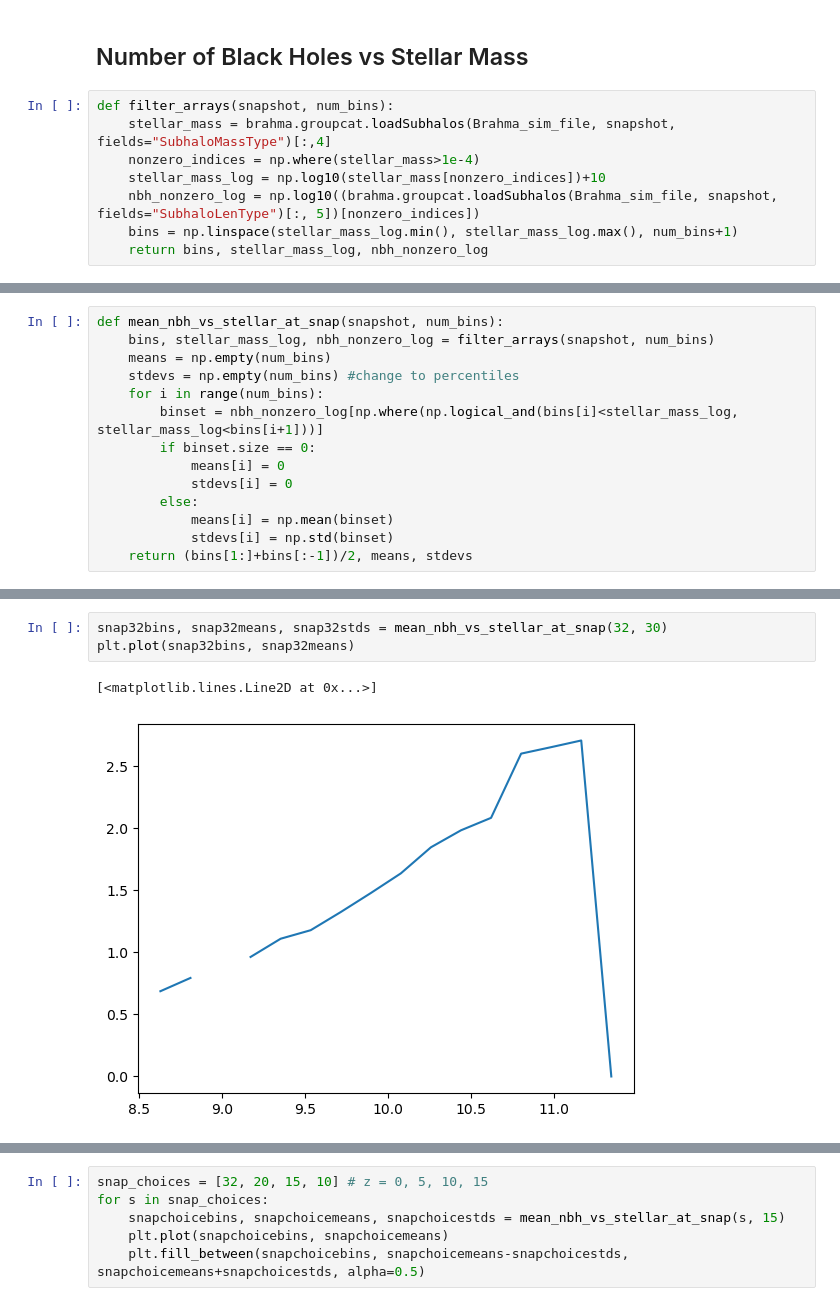
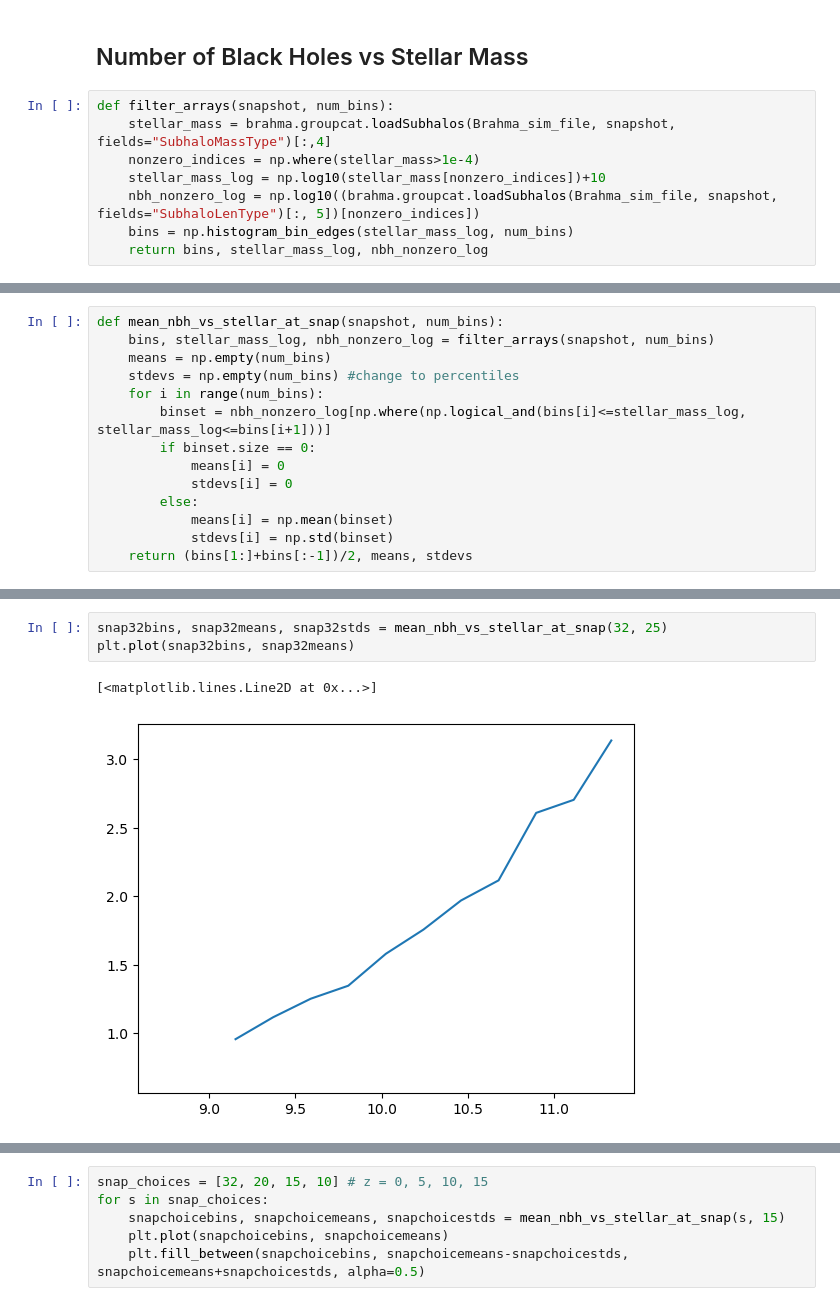
Before and after one commit to pranav-satheesh/wandering_bhs, a Jupyter notebook: Notebooks/Getting_started.ipynb, the cells around one changed output, grey strips where cells are left out. Cells and saved outputs as stored; diff of their text form.

```diff
--- a/Notebooks/Getting_started.ipynb
+++ b/Notebooks/Getting_started.ipynb
@@ -233,5 +234,5 @@ def filter_arrays(snapshot, num_bins):
     nonzero_indices = np.where(stellar_mass>1e-4)
     stellar_mass_log = np.log10(stellar_mass[nonzero_indices])+10
     nbh_nonzero_log = np.log10((brahma.groupcat.loadSubhalos(Brahma_sim_file, snapshot, fields="SubhaloLenType")[:, 5])[nonzero_indices])
-    bins = np.linspace(stellar_mass_log.min(), stellar_mass_log.max(), num_bins+1)
+    bins = np.histogram_bin_edges(stellar_mass_log, num_bins)
     return bins, stellar_mass_log, nbh_nonzero_log
@@ -258,7 +279,7 @@ def mean_nbh_vs_stellar_at_snap(snapshot, num_bins):
     means = np.empty(num_bins)
     stdevs = np.empty(num_bins) #change to percentiles
     for i in range(num_bins):
-        binset = nbh_nonzero_log[np.where(np.logical_and(bins[i]<stellar_mass_log, stellar_mass_log<bins[i+1]))]
+        binset = nbh_nonzero_log[np.where(np.logical_and(bins[i]<=stellar_mass_log, stellar_mass_log<=bins[i+1]))]
         if binset.size == 0:
             means[i] = 0
             stdevs[i] = 0
@@ -275,9 +299,9 @@ plt.plot(snap32bins, snap32meds)
 # %%
-snap32bins, snap32means, snap32stds = mean_nbh_vs_stellar_at_snap(32, 30)
+snap32bins, snap32means, snap32stds = mean_nbh_vs_stellar_at_snap(32, 25)
 plt.plot(snap32bins, snap32means)
 # %% [output]
 [<matplotlib.lines.Line2D at 0x...>]
-[figure, old version]
+[figure, new version]
 # %%
 snap_choices = [32, 20, 15, 10] # z = 0, 5, 10, 15. Tried s=5 and 0, snap=20 and 25, but there were no halos in the range
 for s in snap_choices:
```
Also changed, not shown: parts of 13 cells of this notebook.
